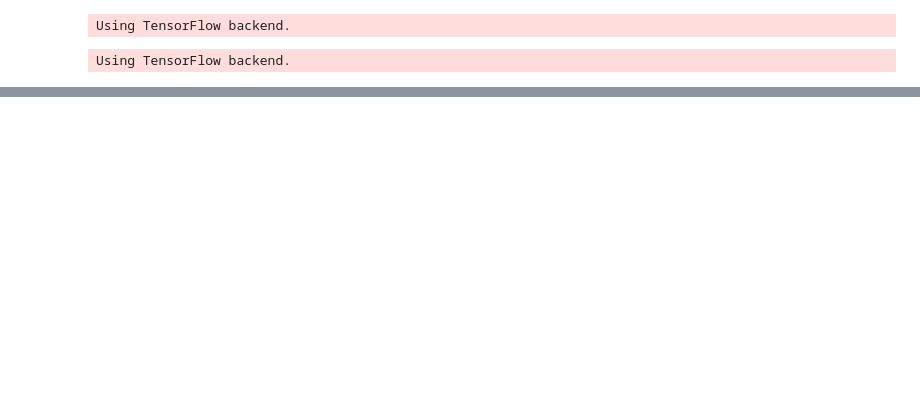
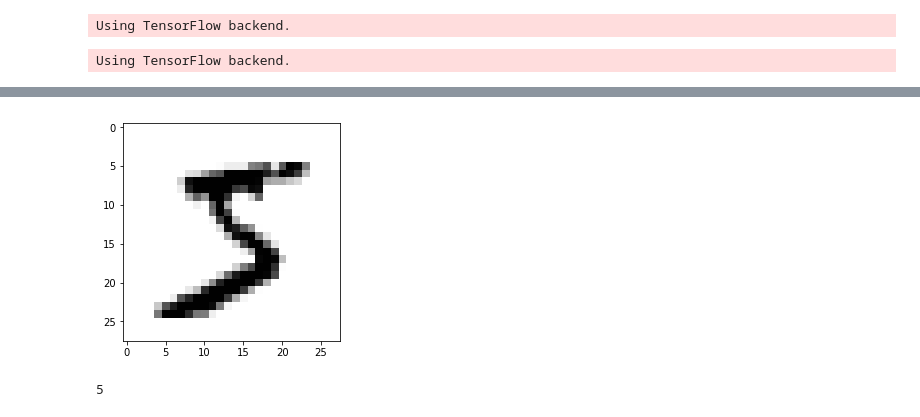
Before and after one commit to chezydan/pytopics, a Jupyter notebook: Keras 01.ipynb, the cells around one changed output, grey strips where cells are left out. Drawn from its saved outputs; the diff is of its cells as text; code cells hidden in the pictures; blank space fills up the shorter version.

```diff
--- a/Keras 01.ipynb
+++ b/Keras 01.ipynb
@@ -23,0 +29,6 @@ a=0
+# %%
+#load the data
+mnist = tf.keras.datasets.mnist
+# %%
+# assign train and test arrays
+(x_train, y_train), (x_test, y_test) = mnist.load_data()
@@ -23,0 +54,11 @@ a=0
+# %%
+#visualize
+import matplotlib.pyplot as plt
+plt.imshow(x_train[0] , cmap=plt.cm.binary)
+plt.show()
+# %% [output]
+[figure, added]
+# %%
+print(y_train[0])
+# %% [output]
+5
```
Also changed, not shown: parts of 30 cells of this notebook, 17 other files.
